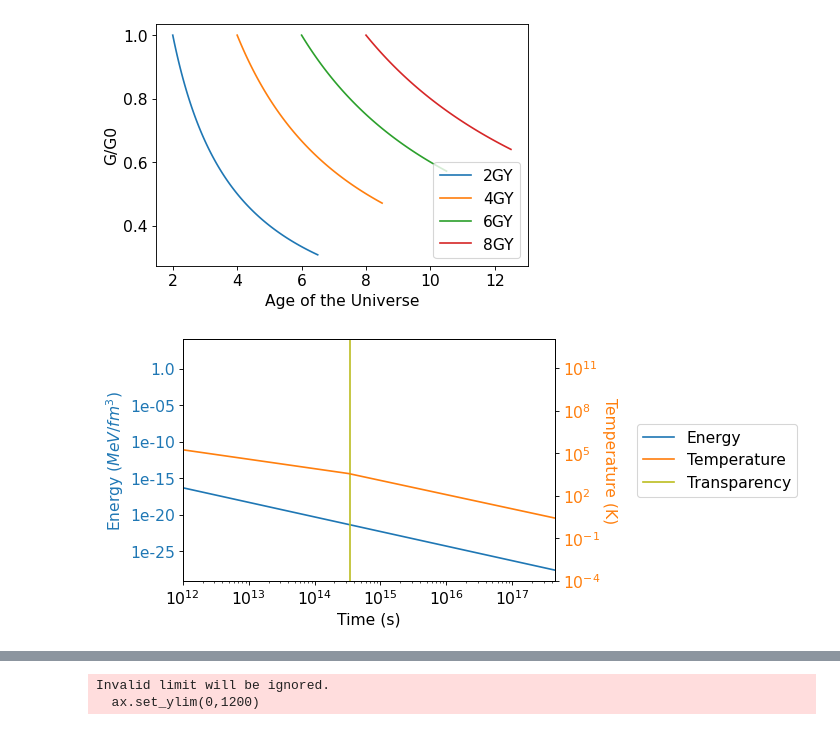
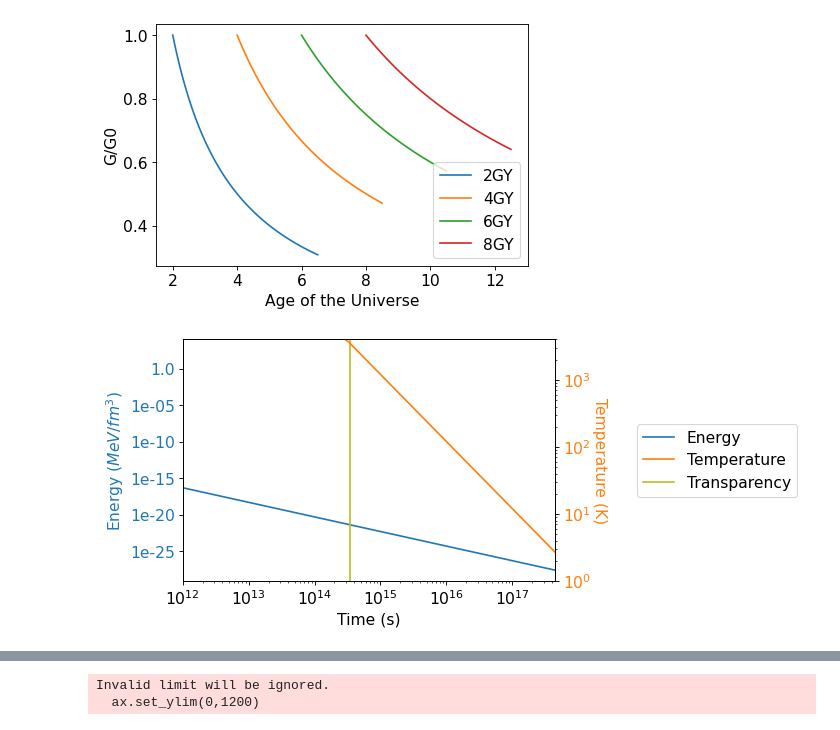
Before and after one commit to ny2292000/CMB_HU, a Jupyter notebook: AAA_BlackholiumUniverseFunction_20211120.ipynb, the cells around one changed output, grey strips where cells are left out. Drawn from its saved outputs; the diff is of its cells as text; code cells hidden in the pictures.

```diff
--- a/AAA_BlackholiumUniverseFunction_20211120.ipynb
+++ b/AAA_BlackholiumUniverseFunction_20211120.ipynb
@@ -143,4 +77,0 @@ Optimization terminated successfully.
-# %%
-myU.getTemperature([1.22145645e+00, 1.33334958e+00, 2.77231117e-08])
-myU.updateY_Seq()
-myU.y_Seq
@@ -356,7 +272,7 @@ plt.savefig(imgAddress + "gammaFromPressureY.png", dpi=300)
 # Plot C1
 tmin=1E12
 x_Seq=myU.y_Seq.iloc[1:-1:]
-ax=myU.df.plot(x="t", y="Temperature", logx=True, logy=True, legend=False, color=colors[0])
+ax=myU.df.plot(x="t", y="Temperature", logx=True, logy=False, legend=False, color=colors[0])
 partOfLegend =((x_Seq.t-tmin)*(x_Seq.t-tmax)<=0)
 ax.set_xlim(tmin,tmax)
 ax.set_ylim(1E-4,4000)
@@ -429,32 +345,32 @@ ax.set_xlabel("Time (s)")
 # x coordinates for the lines
 x_Seq=myU.y_Seq.iloc[0:-1:]
 xcoords = x_Seq.t
 xnames = [x.replace("density","").replace("At","") for x in x_Seq.index]
 # colors for the lines
 # ax.axvline(label="Energy", c=colors[0])
 # ax.axvline(label="Temperature", c=colors[1])
 
 
 fmt = lambda x, pos: '{}'.format(x, pos)
 ax.yaxis.set_major_formatter(mpl.ticker.FuncFormatter(fmt))
 
 ax1=plt.twinx(ax)
 myU.df.plot(x="t", y="Temperature", ax=ax1, color=colors[1],logx=True, logy=True, legend=False)
 # ax1.set_xlim(1E2,1E5)
-ax1.set_ylim(1E-4,1E13)
+ax1.set_ylim(1E0,4000)
 for tl in ax.get_yticklabels():
     tl.set_color(colors[0])
 for tl in ax1.get_yticklabels():
     tl.set_color(colors[1])
 ax.set_ylabel("Energy ($MeV/fm^3$)", color=colors[0],)
 ax1.set_ylabel("Temperature (K)", color=colors[1], rotation=270,labelpad=15)
 ax.axvline(label="Temperature", c=colors[1])
 for xc,c, name in zip(xcoords,colors[2:], xnames):
     if (tmin <= xc):
         ax.axvline(x=xc, label=name, c=c)
 
 lgd=ax.legend(loc='center left', bbox_to_anchor=(1.2, 0.5))
 ##########################################################
 plt.savefig(imgAddress + "EnergyTemperature.png", bbox_extra_artists=(lgd,), bbox_inches='tight')
 # %% [output]
-[figure, old version]
+[figure, new version]
```
Also changed, not shown: parts of 18 cells of this notebook, 5 other files.
